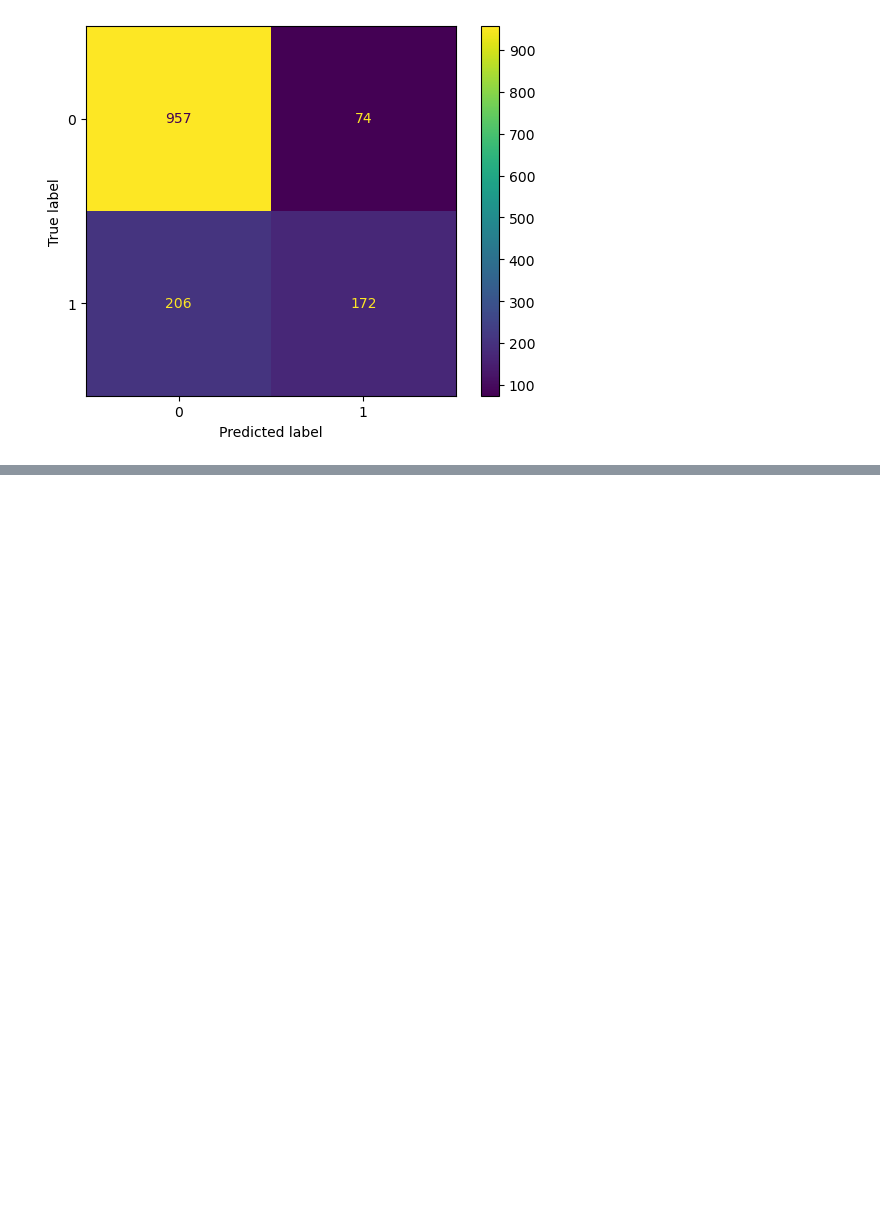
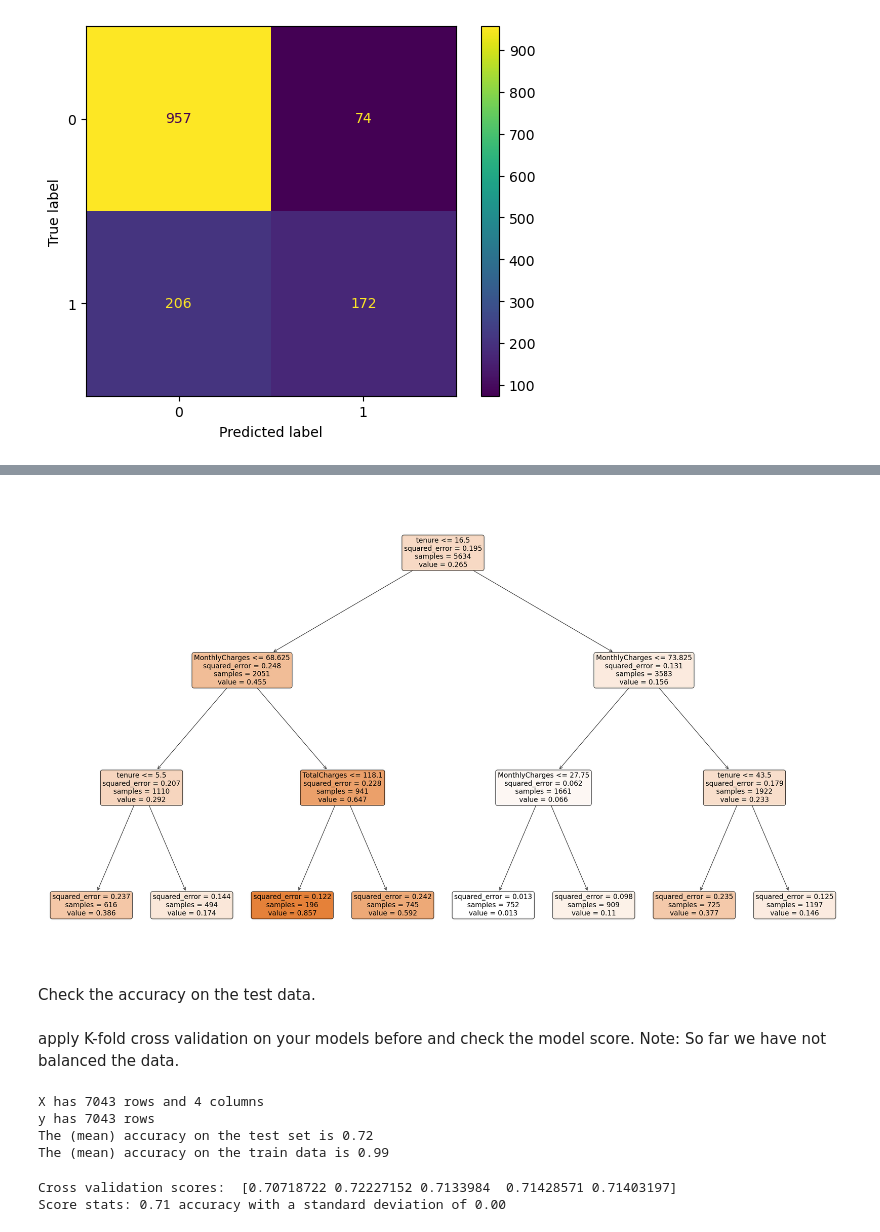
Before and after one commit to MLB-95/IH_LABS, a Jupyter notebook: LABS/week7/customer_churn.ipynb, the cells around one changed output, grey strips where cells are left out. Cells and saved outputs as stored; diff of their text form; code cells hidden in the pictures; blank space fills up the shorter version.

```diff
--- a/LABS/week7/customer_churn.ipynb
+++ b/LABS/week7/customer_churn.ipynb
@@ -168,0 +191,9 @@ ax[1].title.set_text("Test Set")
+# %%
+fig, axes = plt.subplots(nrows = 1,ncols = 1,figsize = (34,20))
+
+plot_tree(model,filled = True, rounded=True,feature_names=x.columns)
+plt.show()
+# %% [output]
+[figure, added]
+# %% [markdown]
+Check the accuracy on the test data.
@@ -168,0 +203,23 @@ ax[1].title.set_text("Test Set")
+# %% [markdown]
+apply K-fold cross validation on your models before and check the model score. Note: So far we have not balanced the data.
+# %%
+print("X has %d rows and %d columns"  %(x.shape[0],x.shape[1]))
+print("y has %d rows"  %(y.shape[0]))
+
+x_train, x_test, y_train, y_test = train_test_split(x, y, test_size=0.20)
+model = DecisionTreeClassifier()
+model.fit(x_train, y_train)
+print("The (mean) accuracy on the test set is %.2f" %(model.score(x_test, y_test)))
+print("The (mean) accuracy on the train data is %.2f" %(model.score(x_train, y_train)))
+# %% [output]
+X has 7043 rows and 4 columns
+y has 7043 rows
+The (mean) accuracy on the test set is 0.72
+The (mean) accuracy on the train data is 0.99
+# %%
+scores=cross_val_score(model, x_train, y_train, cv=5)
+print("Cross validation scores: ", scores)
+print("Score stats: %0.2f accuracy with a standard deviation of %0.2f" % (scores.mean(), scores.std()))
+# %% [output]
+Cross validation scores:  [0.70718722 0.72227152 0.7133984  0.71428571 0.71403197]
+Score stats: 0.71 accuracy with a standard deviation of 0.00
```
Also changed, not shown: parts of 13 cells of this notebook, 7 other files.
